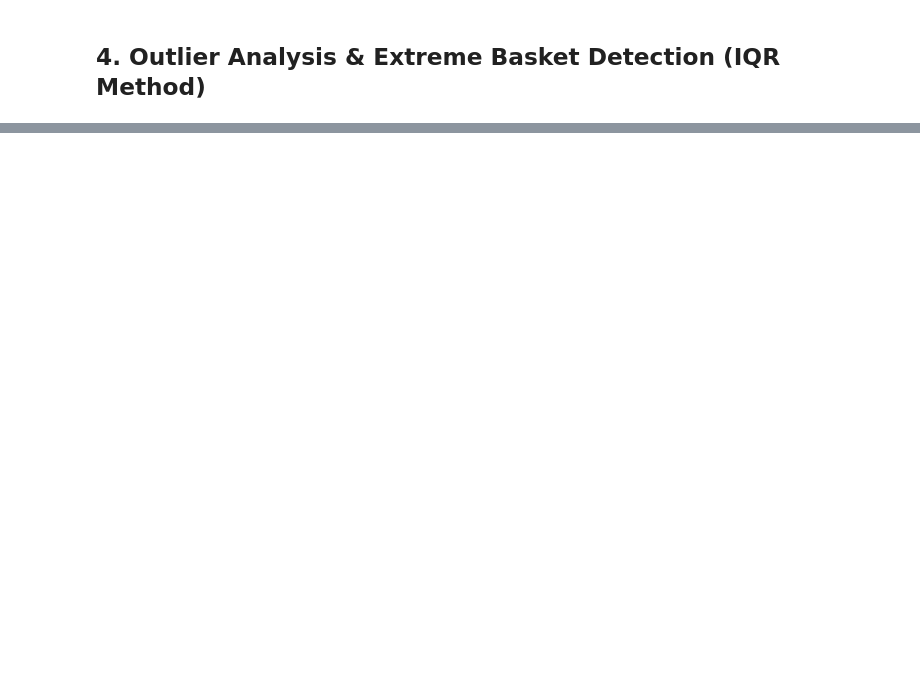
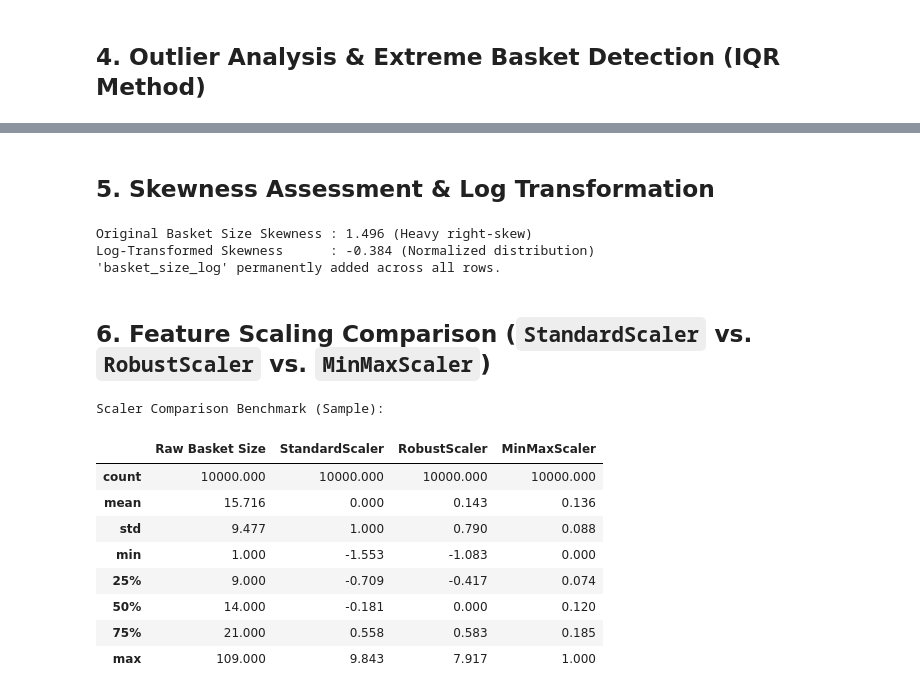
Before and after one commit to Chathuka-Pehesara/supermarket-basket-reorder-analytics, a Jupyter notebook: notebooks/01_eda_preprocessing.ipynb, the cells around one changed output, grey strips where cells are left out. Saved outputs shown, nothing was run; the diff lists cells and outputs as text; code cells hidden in the pictures; blank space fills up the shorter version.

```diff
--- a/notebooks/01_eda_preprocessing.ipynb
+++ b/notebooks/01_eda_preprocessing.ipynb
@@ -205,0 +210,52 @@ Outlier Orders Count     : 6,589 (3.29% of orders)
+# %% [markdown]
+## 5. Skewness Assessment & Log Transformation
+# %%
+skew_before = df_clean["basket_size"].skew()
+
+# Vectorized log transformation across all 2,019,501 rows
+df_clean["basket_size_log"] = np.log1p(df_clean["basket_size"])
+skew_after = df_clean["basket_size_log"].skew()
+
+print(f"Original Basket Size Skewness : {skew_before:.3f} (Heavy right-skew)")
+print(f"Log-Transformed Skewness      : {skew_after:.3f} (Normalized distribution)")
+print("'basket_size_log' permanently added across all rows.")
+# %% [output]
+Original Basket Size Skewness : 1.496 (Heavy right-skew)
+Log-Transformed Skewness      : -0.384 (Normalized distribution)
+'basket_size_log' permanently added across all rows.
+# %% [markdown]
+## 6. Feature Scaling Comparison (`StandardScaler` vs. `RobustScaler` vs. `MinMaxScaler`)
+# %%
+# Scaling benchmark on valid repeat orders
+sample_scale = (
+    df_clean.query("days_since_prior_order >= 0")[["basket_size", "order_number", "days_since_prior_order"]]
+    .sample(10000, random_state=42)
+)
+
+scaler_std = StandardScaler()
+scaler_rob = RobustScaler()
+scaler_minmax = MinMaxScaler()
+
+scaled_std = scaler_std.fit_transform(sample_scale)
+scaled_rob = scaler_rob.fit_transform(sample_scale)
+scaled_minmax = scaler_minmax.fit_transform(sample_scale)
+
+df_scale_compare = pd.DataFrame({
+    "Raw Basket Size": sample_scale["basket_size"],
+    "StandardScaler": scaled_std[:, 0],
+    "RobustScaler": scaled_rob[:, 0],
+    "MinMaxScaler": scaled_minmax[:, 0]
+})
+print("Scaler Comparison Benchmark (Sample):")
+display(df_scale_compare.describe().round(3))
+# %% [output]
+Scaler Comparison Benchmark (Sample):
+|  | Raw Basket Size | StandardScaler | RobustScaler | MinMaxScaler |
+| count | 10000.000 | 10000.000 | 10000.000 | 10000.000 |
+| mean | 15.716 | 0.000 | 0.143 | 0.136 |
+| std | 9.477 | 1.000 | 0.790 | 0.088 |
+| min | 1.000 | -1.553 | -1.083 | 0.000 |
+| 25% | 9.000 | -0.709 | -0.417 | 0.074 |
+| 50% | 14.000 | -0.181 | 0.000 | 0.120 |
+| 75% | 21.000 | 0.558 | 0.583 | 0.185 |
+| max | 109.000 | 9.843 | 7.917 | 1.000 |
```
Also changed, not shown: parts of 11 cells of this notebook.
